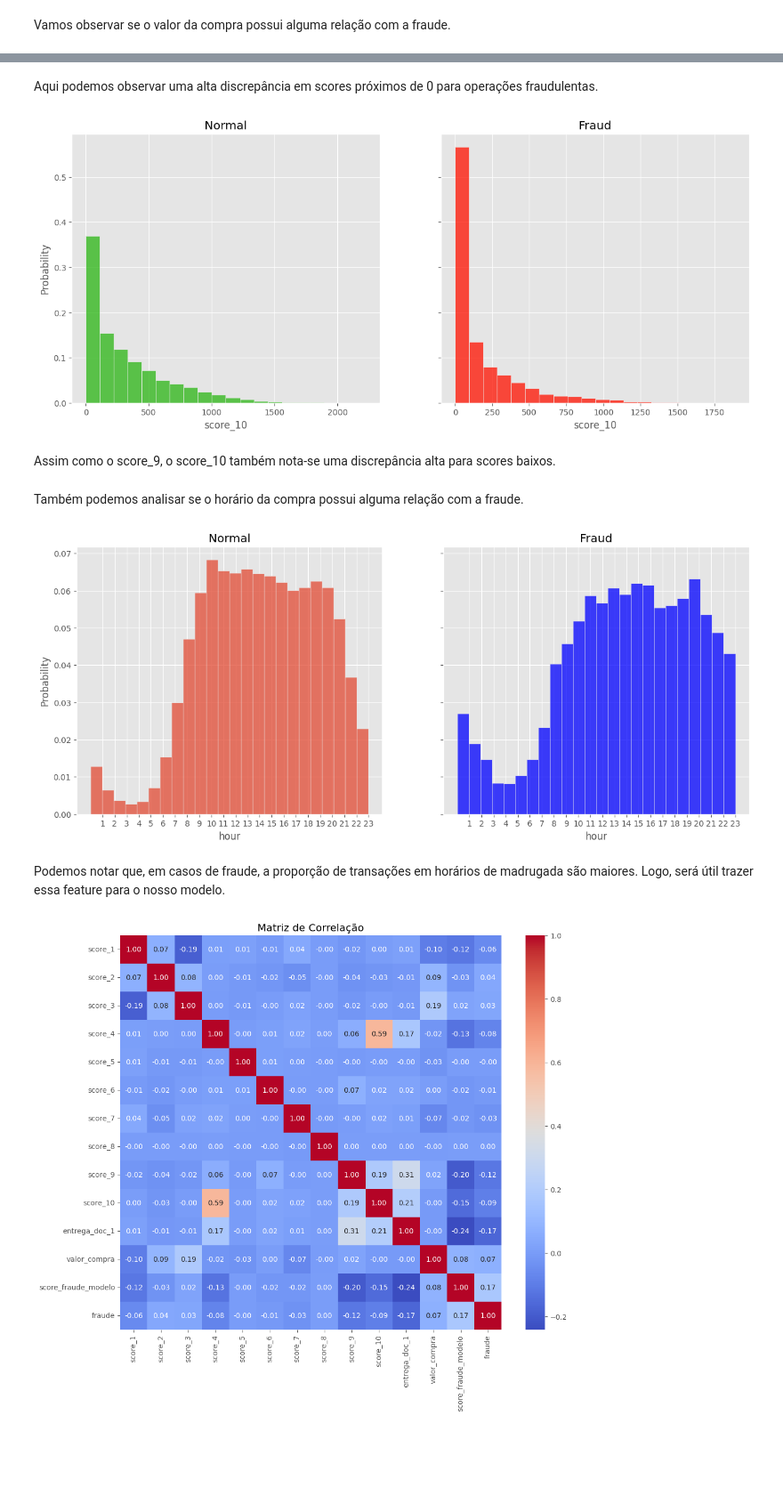
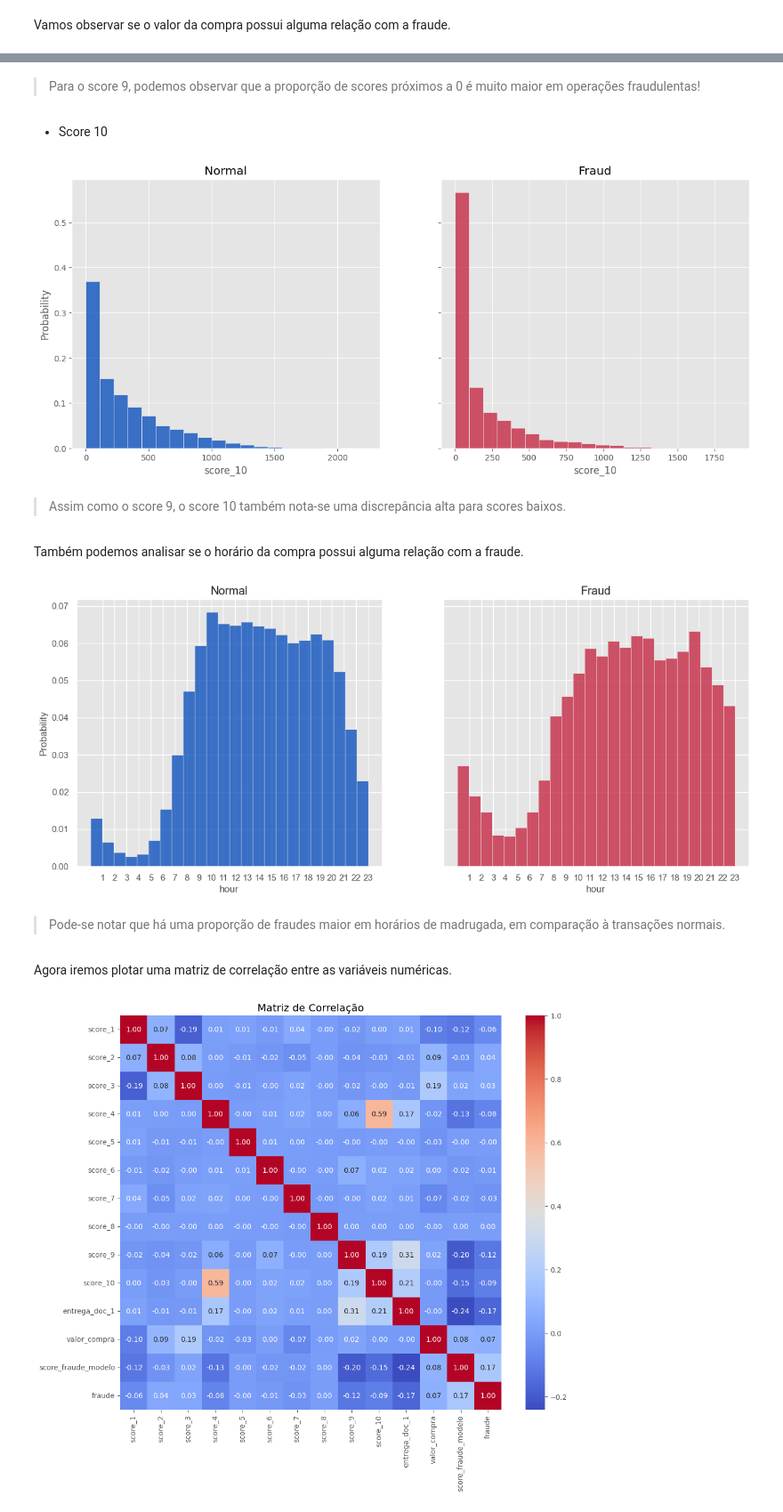
Before and after one commit to francismelojr/fraud-modeling, a Jupyter notebook: src/ml/model.ipynb, the cells around one changed output, grey strips where cells are left out. Shown at 89% size. Saved outputs shown, nothing was run; the diff lists cells and outputs as text; code cells hidden in the pictures; blank space fills up the shorter version.

```diff
--- a/src/ml/model.ipynb
+++ b/src/ml/model.ipynb
@@ -39,2 +92,2 @@ from sklearn.metrics import roc_curve, roc_auc_score
 # %%
-data = pd.read_csv(r'C:\Users\franc\Data Science\Notebooks\fraud-modeling\data\data.csv')
+data = pd.read_csv('../../data/data.csv')
@@ -79 +126,4 @@ palette = ["#2ab613", "#ff1100"]
+# %%
+# definindo paleta de cores para os gráficos
+palette = ["#0048BA", "#c41e3a"]
 # %%
@@ -317,5 +344,7 @@ ax2.set_title("Fraud");
-# %% [markdown]
-Aqui podemos observar uma alta discrepância em scores próximos de 0 para operações fraudulentas.
+# %% [markdown]
+> Para o score 9, podemos observar que a proporção de scores próximos a 0 é muito maior em operações fraudulentas!
+# %% [markdown]
+* Score 10
 # %%
 f, (ax1, ax2) = plt.subplots(1, 2, figsize=(15, 6), sharey=True)
 ax1 = sns.histplot(x='score_10', data=data[data["fraude"] == 0],
@@ -326,21 +355,21 @@ ax2 = sns.histplot(x='score_10', data=data[data["fraude"] == 1],
 ax1.set_title("Normal")
 ax2.set_title("Fraud");
 # %% [output]
-[figure, old version]
+[figure, new version]
 # %% [markdown]
-Assim como o score_9, o score_10 também nota-se uma discrepância alta para scores baixos.
+> Assim como o score 9, o score 10 também nota-se uma discrepância alta para scores baixos.
 # %% [markdown]
 Também podemos analisar se o horário da compra possui alguma relação com a fraude.
 # %%
 data['hour'] = pd.to_datetime(data['data_compra']).dt.hour
 f, (ax1, ax2) = plt.subplots(1, 2, figsize=(15, 6), sharey=True)
 ax1 = sns.histplot(x='hour', data=data[data["fraude"] == 0],
-                   stat="probability", bins=24, ax=ax1)
+                   stat="probability", bins=24, ax=ax1, color=palette[0])
 ax2 = sns.histplot(x='hour', data=data[data["fraude"] == 1],
-                   stat="probability", bins=24, ax=ax2, color="blue")
+                   stat="probability", bins=24, ax=ax2, color= palette[1])
 ax1.set_title("Normal")
 ax2.set_title("Fraud")
 ax1.set_xticks(np.arange(1, 24))
 ax2.set_xticks(np.arange(1, 24));
 # %% [output]
-[figure, old version]
+[figure, new version]
@@ -349,3 +376,5 @@ data.drop(columns='hour', inplace=True)
-# %% [markdown]
-Podemos notar que, em casos de fraude, a proporção de transações em horários de madrugada são maiores. Logo, será útil trazer essa feature para o nosso modelo.
+# %% [markdown]
+> Pode-se notar que há uma proporção de fraudes maior em horários de madrugada, em comparação à transações normais.
+# %% [markdown]
+Agora iremos plotar uma matriz de correlação entre as variáveis numéricas.
 # %%
```
Also changed, not shown: parts of 202 cells of this notebook, 8 other files.
